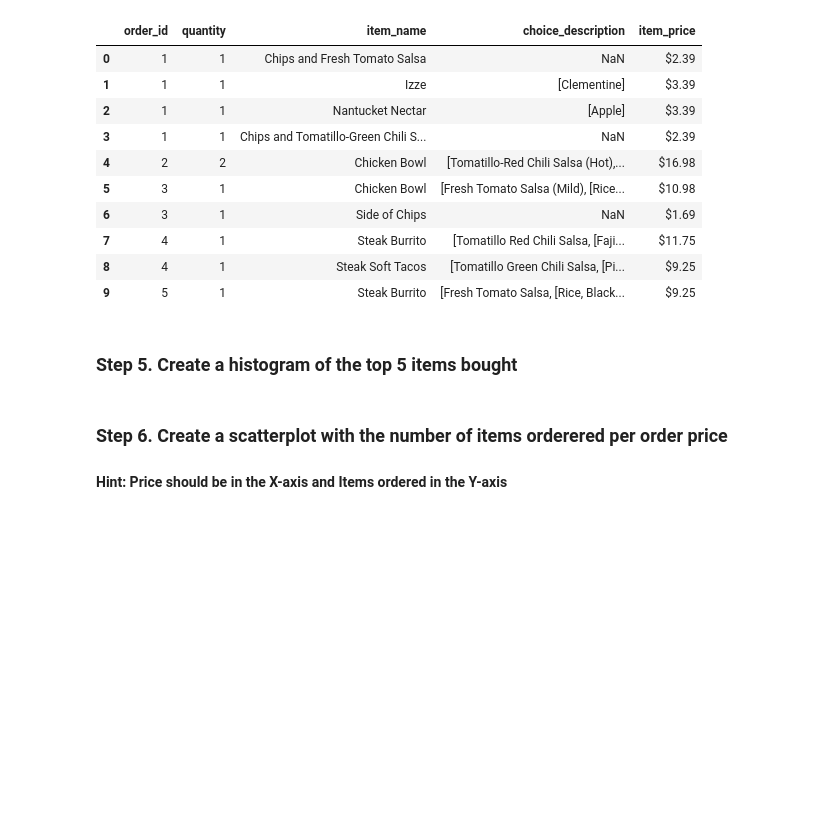
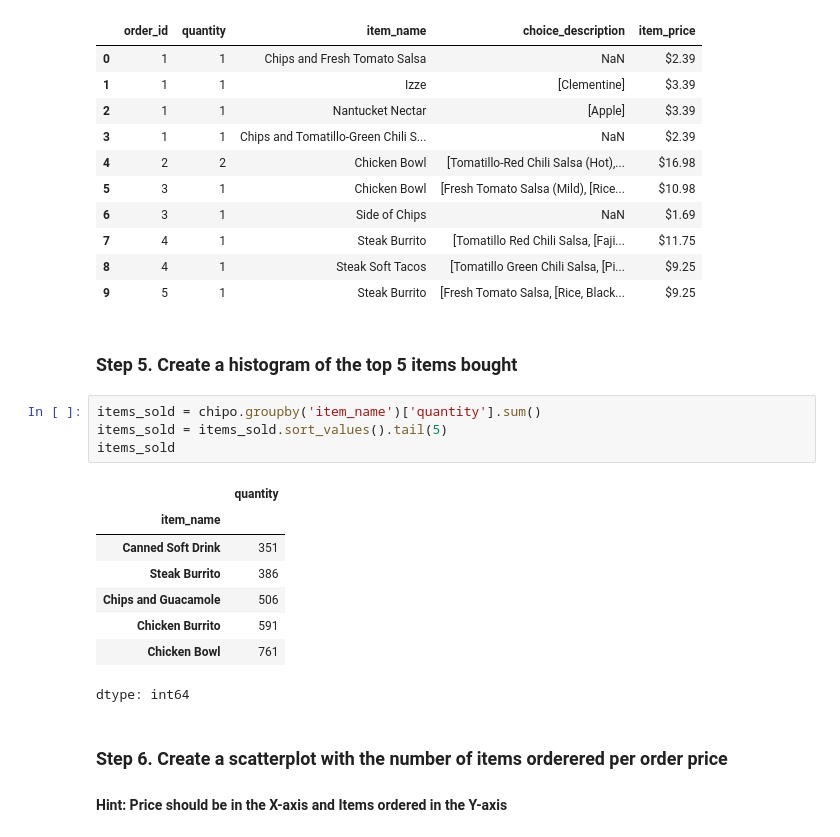
Before and after one commit to itsTeoR/exercises, a Jupyter notebook: 07_Visualization/Chipotle/Exercises.ipynb, the cells around one changed output. Cells and saved outputs as stored; diff of their text form; blank space fills up the shorter version.

```diff
--- a/07_Visualization/Chipotle/Exercises.ipynb
+++ b/07_Visualization/Chipotle/Exercises.ipynb
@@ -45,6 +46,19 @@ chipo.head(10)
 | 9 | 5 | 1 | Steak Burrito | [Fresh Tomato Salsa, [Rice, Black... | $9.25 |
 # %% [markdown]
 ### Step 5. Create a histogram of the top 5 items bought
+# %%
+items_sold = chipo.groupby('item_name')['quantity'].sum()
+items_sold = items_sold.sort_values().tail(5)
+items_sold
+# %% [output]
+|  | quantity |
+| item_name |  |
+| Canned Soft Drink | 351 |
+| Steak Burrito | 386 |
+| Chips and Guacamole | 506 |
+| Chicken Burrito | 591 |
+| Chicken Bowl | 761 |
+dtype: int64
 # %% [markdown]
 ### Step 6. Create a scatterplot with the number of items orderered per order price
 #### Hint: Price should be in the X-axis and Items ordered in the Y-axis
```
Also changed, not shown: parts of 1 cell of this notebook.
